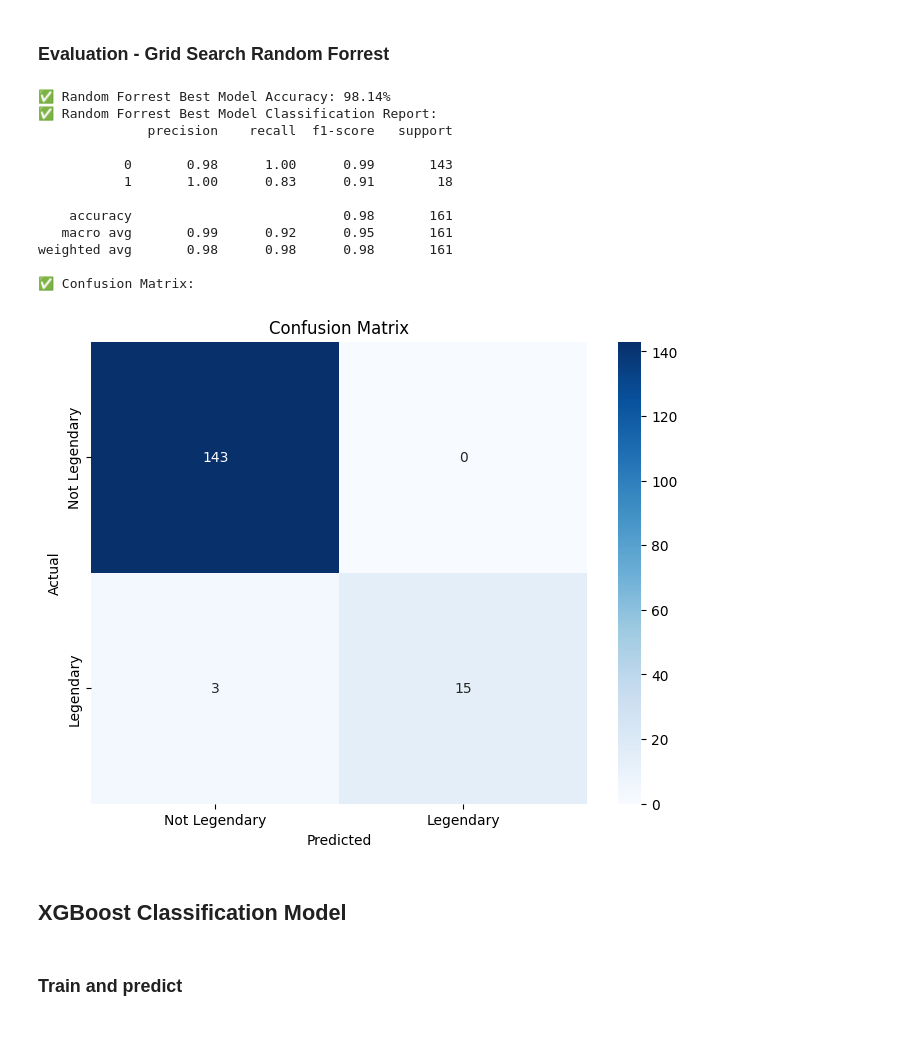
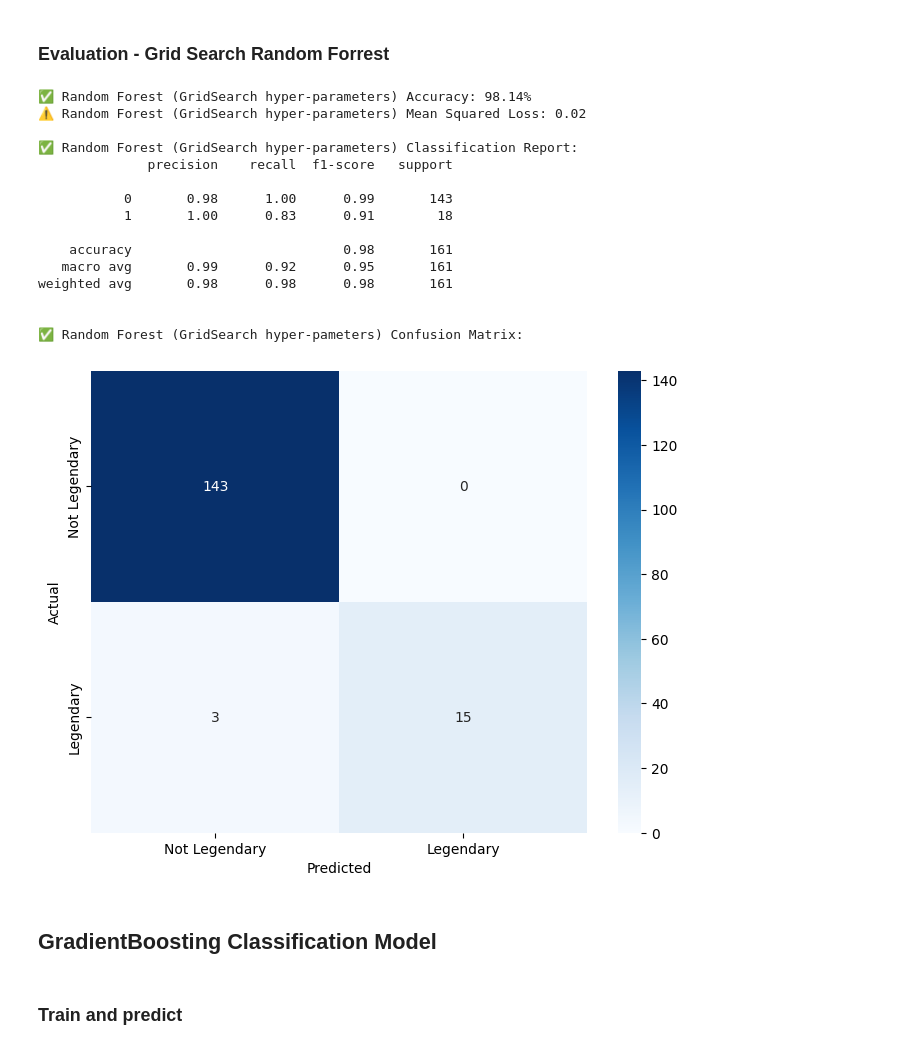
Before and after one commit to OrenChouraki06/projet-legendary-pokemon, a Jupyter notebook: legendary_pokemon_classification.ipynb, the cells around one changed output. Cells and saved outputs as stored; diff of their text form; code cells hidden in the pictures.

```diff
--- a/legendary_pokemon_classification.ipynb
+++ b/legendary_pokemon_classification.ipynb
@@ -880,40 +920,46 @@ y_pred = best_rf_pipeline.predict(X_test)
 # %%
 # Display accuracy score
 best_rf_accuracy = accuracy_score(y_test, y_pred)
-print(f"✅ Random Forrest Best Model Accuracy: {best_rf_accuracy*100:.2f}%")
+print(f"✅ Random Forest (GridSearch hyper-parameters) Accuracy: {best_rf_accuracy*100:.2f}%")
+
+# Display mse loss
+best_rf_mseloss = mean_squared_error(y_test, y_pred)
+print(f"⚠️ Random Forest (GridSearch hyper-parameters) Mean Squared Loss: {best_rf_mseloss:.2f}")
 
 # Display classification report
-print(f"✅ Random Forrest Best Model Classification Report:")
+print(f"\n✅ Random Forest (GridSearch hyper-parameters) Classification Report:")
 cr = classification_report(y_test, y_pred)
 print(cr)
 
 # Display confusion matrix
-print(f"✅ Confusion Matrix:")
+print(f"\n✅ Random Forest (GridSearch hyper-pameters) Confusion Matrix:")
 cm = confusion_matrix(y_test, y_pred)
 plt.figure(figsize=(8, 6))
 sns.heatmap(cm, annot=True, fmt='d', cmap='Blues',
             xticklabels=['Not Legendary', 'Legendary'],
             yticklabels=['Not Legendary', 'Legendary'])
-plt.title("Confusion Matrix")
 plt.xlabel("Predicted")
 plt.ylabel("Actual")
 plt.show()
 # %% [output]
-✅ Random Forrest Best Model Accuracy: 98.14%
-✅ Random Forrest Best Model Classification Report:
+✅ Random Forest (GridSearch hyper-parameters) Accuracy: 98.14%
+⚠️ Random Forest (GridSearch hyper-parameters) Mean Squared Loss: 0.02
+
+✅ Random Forest (GridSearch hyper-parameters) Classification Report:
               precision    recall  f1-score   support
 
            0       0.98      1.00      0.99       143
            1       1.00      0.83      0.91        18
 
     accuracy                           0.98       161
    macro avg       0.99      0.92      0.95       161
 weighted avg       0.98      0.98      0.98       161
 
-✅ Confusion Matrix:
+
+✅ Random Forest (GridSearch hyper-pameters) Confusion Matrix:
-[figure, old version]
+[figure, new version]
 # %% [markdown]
-## XGBoost Classification Model
+## GradientBoosting Classification Model
 # %% [markdown]
 ### Train and predict
 # %%
```
Also changed, not shown: parts of 21 cells of this notebook, 1 other file.
